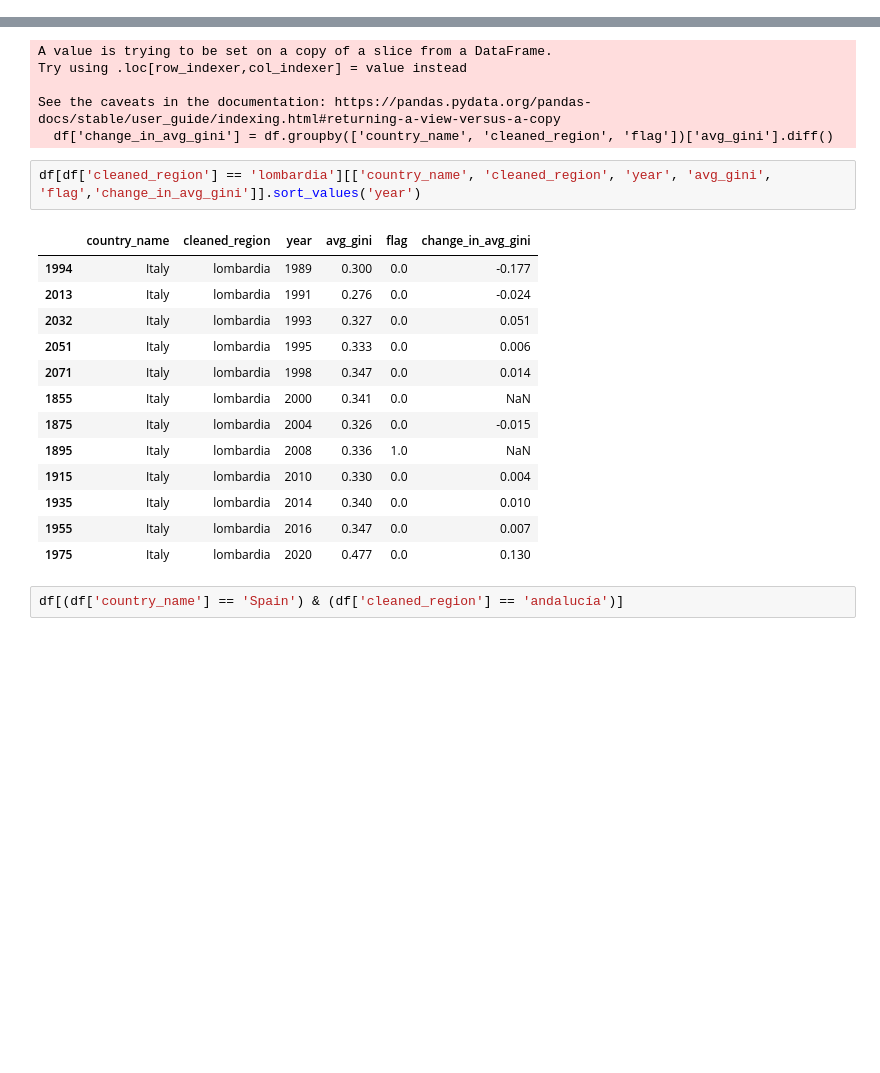
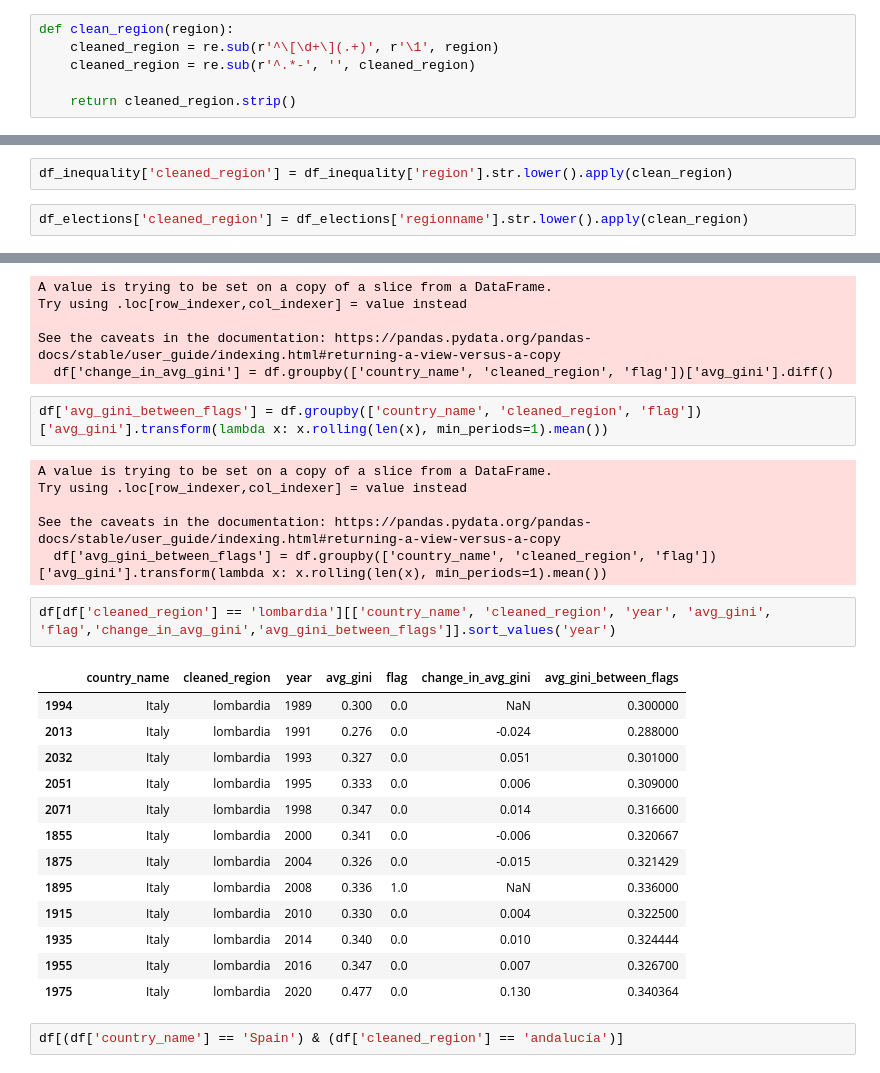
Before and after one commit to SamTGoodson/subnational_inequality, a Jupyter notebook: notebooks/scratch/join_scratch.ipynb, the cells around one changed output, grey strips where cells are left out. Drawn from its saved outputs; the diff is of its cells as text; blank space fills up the shorter version.

```diff
--- a/notebooks/scratch/join_scratch.ipynb
+++ b/notebooks/scratch/join_scratch.ipynb
@@ -99,6 +99,12 @@ def clean_inequality_region(df):
     df['cleaned_region'] = df['cleaned_region'].str.strip()
 
     return df
+# %%
+def clean_region(region):
+    cleaned_region = re.sub(r'^\[\d+\](.+)', r'\1', region)
+    cleaned_region = re.sub(r'^.*-', '', cleaned_region)
+
+    return cleaned_region.strip()
 # %%
 save_folder_relative = os.path.join('..', '..', 'data', 'raw','national_election','eu_ned_national_nuts2(1).csv')
 electoral_data_path = os.path.abspath(save_folder_relative)
@@ -122,3 +127,7 @@ df_inequality.dropna(subset=['region'], inplace=True)
 df_elections.dropna(subset=['regionname'], inplace=True)
 # %%
 df_inequality = clean_inequality_region(df_inequality)
+# %%
+df_inequality['cleaned_region'] = df_inequality['region'].str.lower().apply(clean_region)
+# %%
+df_elections['cleaned_region'] = df_elections['regionname'].str.lower().apply(clean_region)
@@ -297,22 +564,30 @@ Try using .loc[row_indexer,col_indexer] = value instead
 
 See the caveats in the documentation: https://pandas.pydata.org/pandas-docs/stable/user_guide/indexing.html#returning-a-view-versus-a-copy
   df['change_in_avg_gini'] = df.groupby(['country_name', 'cleaned_region', 'flag'])['avg_gini'].diff()
+# %%
+df['avg_gini_between_flags'] = df.groupby(['country_name', 'cleaned_region', 'flag'])['avg_gini'].transform(lambda x: x.rolling(len(x), min_periods=1).mean())
+# %% [output]
+A value is trying to be set on a copy of a slice from a DataFrame.
+Try using .loc[row_indexer,col_indexer] = value instead
+
+See the caveats in the documentation: https://pandas.pydata.org/pandas-docs/stable/user_guide/indexing.html#returning-a-view-versus-a-copy
+  df['avg_gini_between_flags'] = df.groupby(['country_name', 'cleaned_region', 'flag'])['avg_gini'].transform(lambda x: x.rolling(len(x), min_periods=1).mean())
 # %%
-df[df['cleaned_region'] == 'lombardia'][['country_name', 'cleaned_region', 'year', 'avg_gini', 'flag','change_in_avg_gini']].sort_values('year')
+df[df['cleaned_region'] == 'lombardia'][['country_name', 'cleaned_region', 'year', 'avg_gini', 'flag','change_in_avg_gini','avg_gini_between_flags']].sort_values('year')
 # %% [output]
-|  | country_name | cleaned_region | year | avg_gini | flag | change_in_avg_gini |
-| 1994 | Italy | lombardia | 1989 | 0.300 | 0.0 | -0.177 |
-| 2013 | Italy | lombardia | 1991 | 0.276 | 0.0 | -0.024 |
-| 2032 | Italy | lombardia | 1993 | 0.327 | 0.0 | 0.051 |
-| 2051 | Italy | lombardia | 1995 | 0.333 | 0.0 | 0.006 |
-| 2071 | Italy | lombardia | 1998 | 0.347 | 0.0 | 0.014 |
-| 1855 | Italy | lombardia | 2000 | 0.341 | 0.0 | NaN |
-| 1875 | Italy | lombardia | 2004 | 0.326 | 0.0 | -0.015 |
-| 1895 | Italy | lombardia | 2008 | 0.336 | 1.0 | NaN |
-| 1915 | Italy | lombardia | 2010 | 0.330 | 0.0 | 0.004 |
-| 1935 | Italy | lombardia | 2014 | 0.340 | 0.0 | 0.010 |
-| 1955 | Italy | lombardia | 2016 | 0.347 | 0.0 | 0.007 |
-| 1975 | Italy | lombardia | 2020 | 0.477 | 0.0 | 0.130 |
+|  | country_name | cleaned_region | year | avg_gini | flag | change_in_avg_gini | avg_gini_between_flags |
+| 1994 | Italy | lombardia | 1989 | 0.300 | 0.0 | NaN | 0.300000 |
+| 2013 | Italy | lombardia | 1991 | 0.276 | 0.0 | -0.024 | 0.288000 |
+| 2032 | Italy | lombardia | 1993 | 0.327 | 0.0 | 0.051 | 0.301000 |
+| 2051 | Italy | lombardia | 1995 | 0.333 | 0.0 | 0.006 | 0.309000 |
+| 2071 | Italy | lombardia | 1998 | 0.347 | 0.0 | 0.014 | 0.316600 |
+| 1855 | Italy | lombardia | 2000 | 0.341 | 0.0 | -0.006 | 0.320667 |
+| 1875 | Italy | lombardia | 2004 | 0.326 | 0.0 | -0.015 | 0.321429 |
+| 1895 | Italy | lombardia | 2008 | 0.336 | 1.0 | NaN | 0.336000 |
+| 1915 | Italy | lombardia | 2010 | 0.330 | 0.0 | 0.004 | 0.322500 |
+| 1935 | Italy | lombardia | 2014 | 0.340 | 0.0 | 0.010 | 0.324444 |
+| 1955 | Italy | lombardia | 2016 | 0.347 | 0.0 | 0.007 | 0.326700 |
+| 1975 | Italy | lombardia | 2020 | 0.477 | 0.0 | 0.130 | 0.340364 |
 # %%
 df[(df['country_name'] == 'Spain') & (df['cleaned_region'] == 'andalucía')]
 # %% [output]
```
Also changed, not shown: parts of 69 cells of this notebook, 4 other files.
